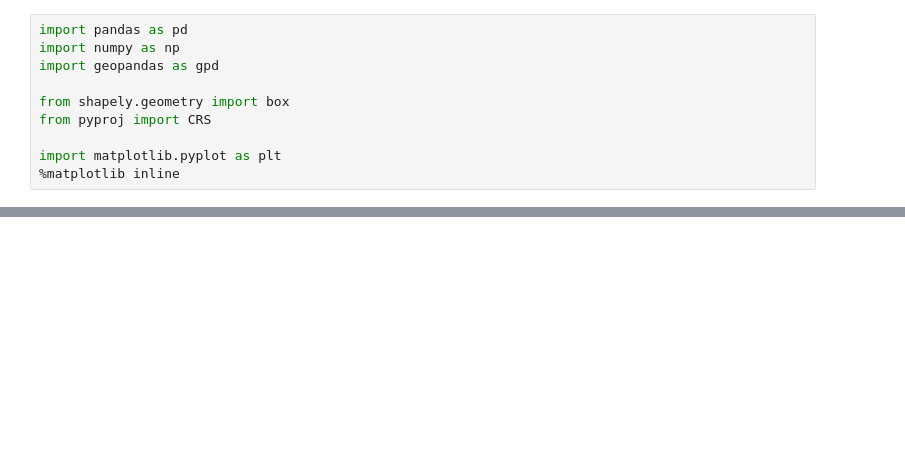
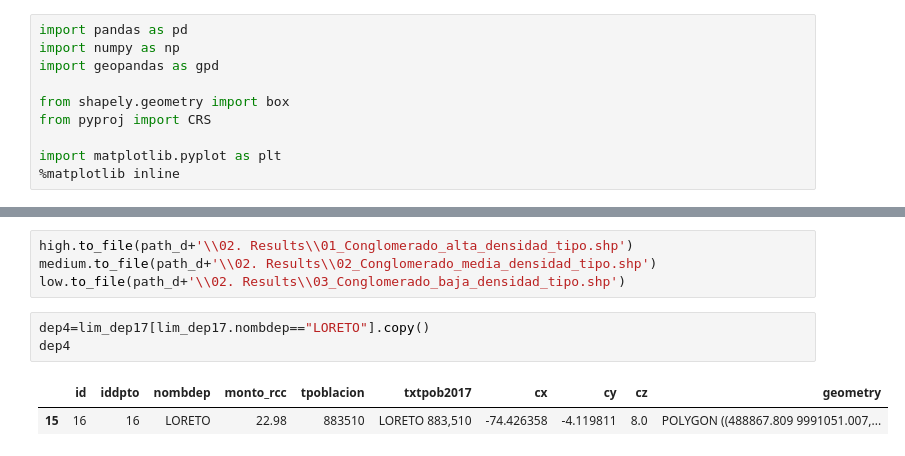
Before and after one commit to gprietoe/Continuo-urbano-rural, a Jupyter notebook: Graphs.ipynb, the cells around one changed output, grey strips where cells are left out. Drawn from its saved outputs; the diff is of its cells as text; blank space fills up the shorter version.

```diff
--- a/Graphs.ipynb
+++ b/Graphs.ipynb
@@ -56,0 +80,10 @@ plt.savefig(path_d+"\\03. Images\\transectos_pais_2.jpg",dpi=300,bbox_inches='ti
+# %%
+high.to_file(path_d+'\\02. Results\\01_Conglomerado_alta_densidad_tipo.shp')
+medium.to_file(path_d+'\\02. Results\\02_Conglomerado_media_densidad_tipo.shp')
+low.to_file(path_d+'\\02. Results\\03_Conglomerado_baja_densidad_tipo.shp')
+# %%
+dep4=lim_dep17[lim_dep17.nombdep=="LORETO"].copy()
+dep4
+# %% [output]
+|  | id | iddpto | nombdep | monto_rcc | tpoblacion | txtpob2017 | cx | cy | cz | geometry |
+| 15 | 16 | 16 | LORETO | 22.98 | 883510 | LORETO 883,510 | -74.426358 | -4.119811 | 8.0 | POLYGON ((488867.809 9991051.007,... |
```
Also changed, not shown: parts of 4 cells of this notebook, 9 other files.
